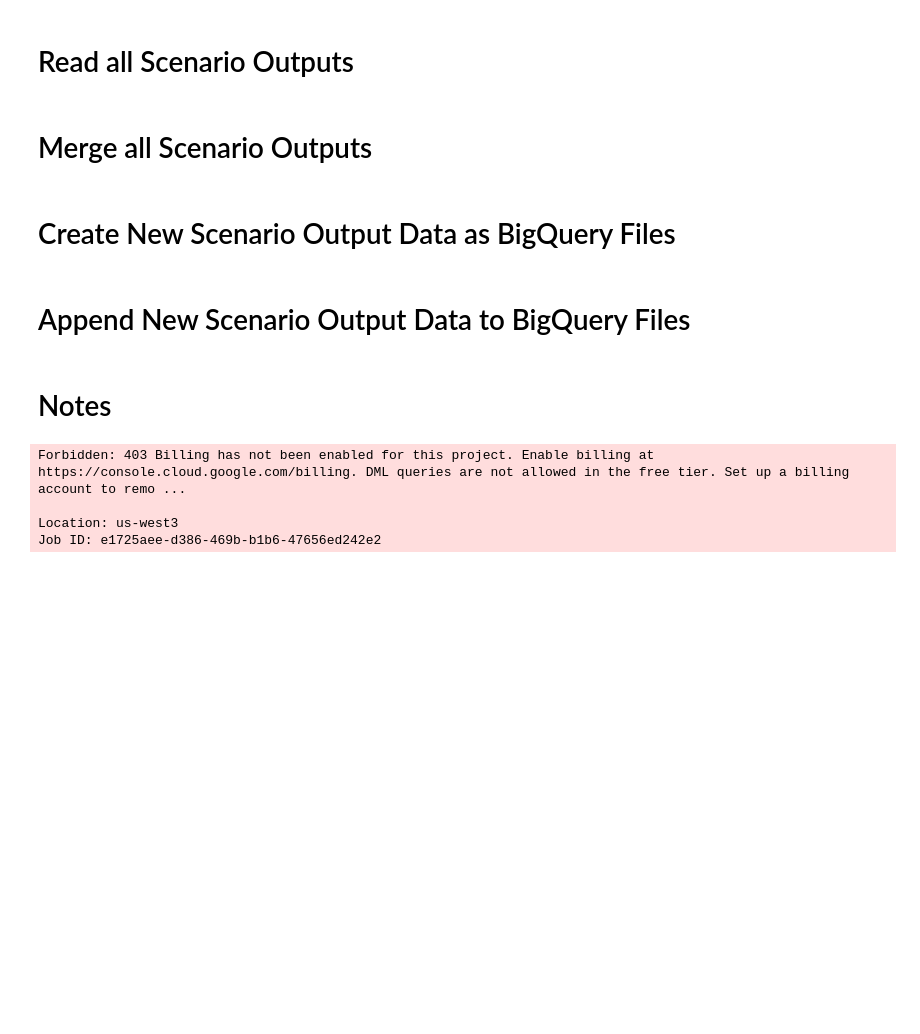
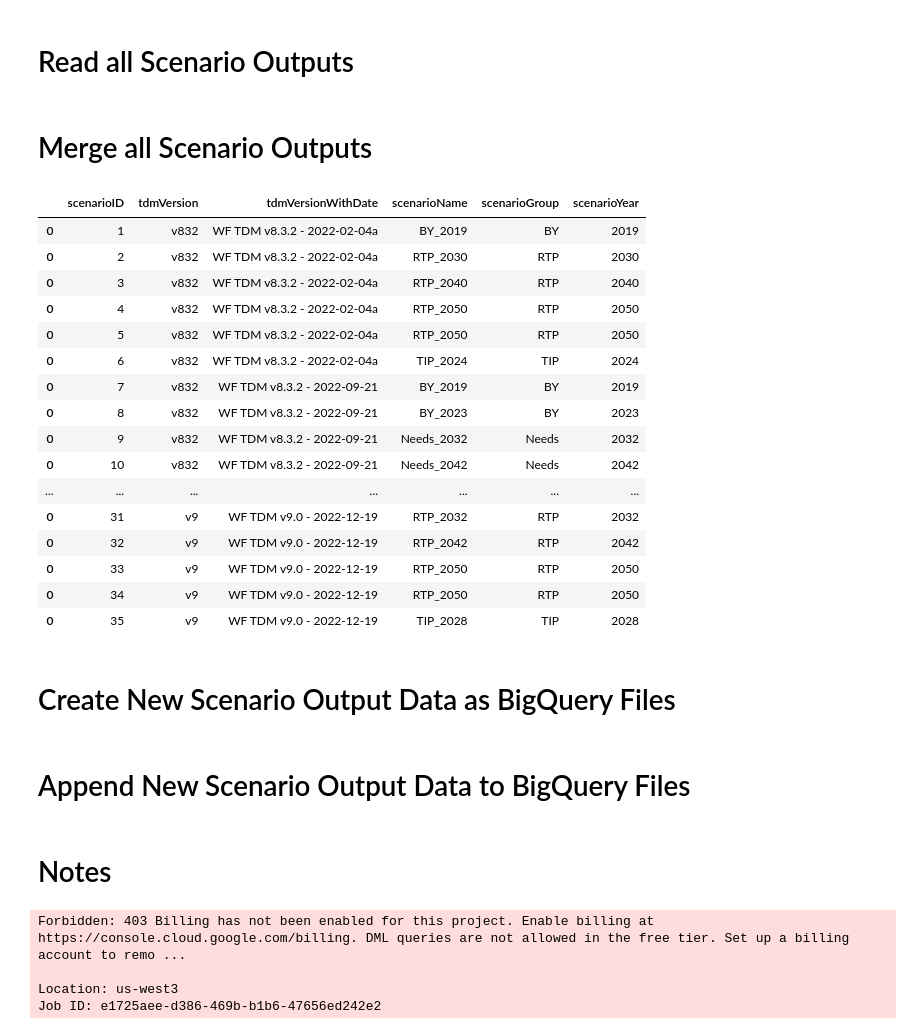
Before and after one commit to WFRCAnalytics/TDM-VAL-Scenario-Comparison-Toolbox, a Jupyter notebook: 1-InputCreate/1-InputCreate.ipynb, the cells around one changed output. Saved outputs shown, nothing was run; the diff lists cells and outputs as text; code cells hidden in the pictures; blank space fills up the shorter version.

Commit message:
Add tdmVersionWithDate field to scenarios table

```diff
--- a/1-InputCreate/1-InputCreate.ipynb
+++ b/1-InputCreate/1-InputCreate.ipynb
@@ -24,7 +24,7 @@ client = bigquery.Client(credentials=credentials, project=credentials.project_id
 # Read all Scenario Outputs
 # %%
 tdmVersions = pd.DataFrame([
-    ['v832', 'WF TDM v8.3.2 - 2022-02-04a', '\\\modelace\\ModelAce-E\\1 - TDM\\1 - Official Release (full run)\\v8.3.2\\WF TDM v8.3.2 - 2022-02-04a' ]
+    ['v832', 'WF TDM v8.3.2 - 2022-02-04a', '\\\modelace\\ModelAce-E\\1 - TDM\\1 - Official Release (full run)\\v8.3.2\\WF TDM v8.3.2 - 2022-02-04a' ],
     ['v832', 'WF TDM v8.3.2 - 2022-09-21' , '\\\modelace\\ModelAce-E\\1 - TDM\\1 - Official Release (full run)\\v8.3.2\\WF TDM v8.3.2 - 2022-09-21'  ],
     ['v9'  , 'WF TDM v9.0 - 2022-12-19'   , '\\\modelace\\ModelAce-D\\1 - TDM\\3 - Model Dev\\1 - WF\\2 - Sandbox\\v9.0Beta\WF TDM v9.0 - 2022-12-19']
 ], columns = (['tdmVersion', 'tdmVersionWithDate', 'dirTdmVersion']))
@@ -77,8 +77,8 @@ for index, rowT in tdmVersions.iterrows():
                 scenarioID += 1
 
                 dfScenarios = pd.DataFrame([
-                    [scenarioID, rowT['tdmVersion'], rowS['scenarioName'], rowS['scenarioGroup'], rowS['scenarioYear']]
-                ], columns = (['scenarioID','tdmVersion','scenarioName','scenarioGroup','scenarioYear']))
+                    [scenarioID, rowT['tdmVersion'],rowT['tdmVersionWithDate'], rowS['scenarioName'], rowS['scenarioGroup'], rowS['scenarioYear']]
+                ], columns = (['scenarioID','tdmVersion','tdmVersionWithDate','scenarioName','scenarioGroup','scenarioYear']))
                 dfScenariosMaster = pd.concat([dfScenariosMaster, dfScenarios])
 
                 # get and join all segment summaries
@@ -111,6 +111,26 @@ for index, rowT in tdmVersions.iterrows():
 
             except FileNotFoundError:
                 continue
+# %%
+dfScenariosMaster
+# %% [output]
+|  | scenarioID | tdmVersion | tdmVersionWithDate | scenarioName | scenarioGroup | scenarioYear |
+| 0 | 1 | v832 | WF TDM v8.3.2 - 2022-02-04a | BY_2019 | BY | 2019 |
+| 0 | 2 | v832 | WF TDM v8.3.2 - 2022-02-04a | RTP_2030 | RTP | 2030 |
+| 0 | 3 | v832 | WF TDM v8.3.2 - 2022-02-04a | RTP_2040 | RTP | 2040 |
+| 0 | 4 | v832 | WF TDM v8.3.2 - 2022-02-04a | RTP_2050 | RTP | 2050 |
+| 0 | 5 | v832 | WF TDM v8.3.2 - 2022-02-04a | RTP_2050 | RTP | 2050 |
+| 0 | 6 | v832 | WF TDM v8.3.2 - 2022-02-04a | TIP_2024 | TIP | 2024 |
+| 0 | 7 | v832 | WF TDM v8.3.2 - 2022-09-21 | BY_2019 | BY | 2019 |
+| 0 | 8 | v832 | WF TDM v8.3.2 - 2022-09-21 | BY_2023 | BY | 2023 |
+| 0 | 9 | v832 | WF TDM v8.3.2 - 2022-09-21 | Needs_2032 | Needs | 2032 |
+| 0 | 10 | v832 | WF TDM v8.3.2 - 2022-09-21 | Needs_2042 | Needs | 2042 |
+| ... | ... | ... | ... | ... | ... | ... |
+| 0 | 31 | v9 | WF TDM v9.0 - 2022-12-19 | RTP_2032 | RTP | 2032 |
+| 0 | 32 | v9 | WF TDM v9.0 - 2022-12-19 | RTP_2042 | RTP | 2042 |
+| 0 | 33 | v9 | WF TDM v9.0 - 2022-12-19 | RTP_2050 | RTP | 2050 |
+| 0 | 34 | v9 | WF TDM v9.0 - 2022-12-19 | RTP_2050 | RTP | 2050 |
+| 0 | 35 | v9 | WF TDM v9.0 - 2022-12-19 | TIP_2028 | TIP | 2028 |
 # %% [markdown]
 # Create New Scenario Output Data as BigQuery Files
 # %%
```
